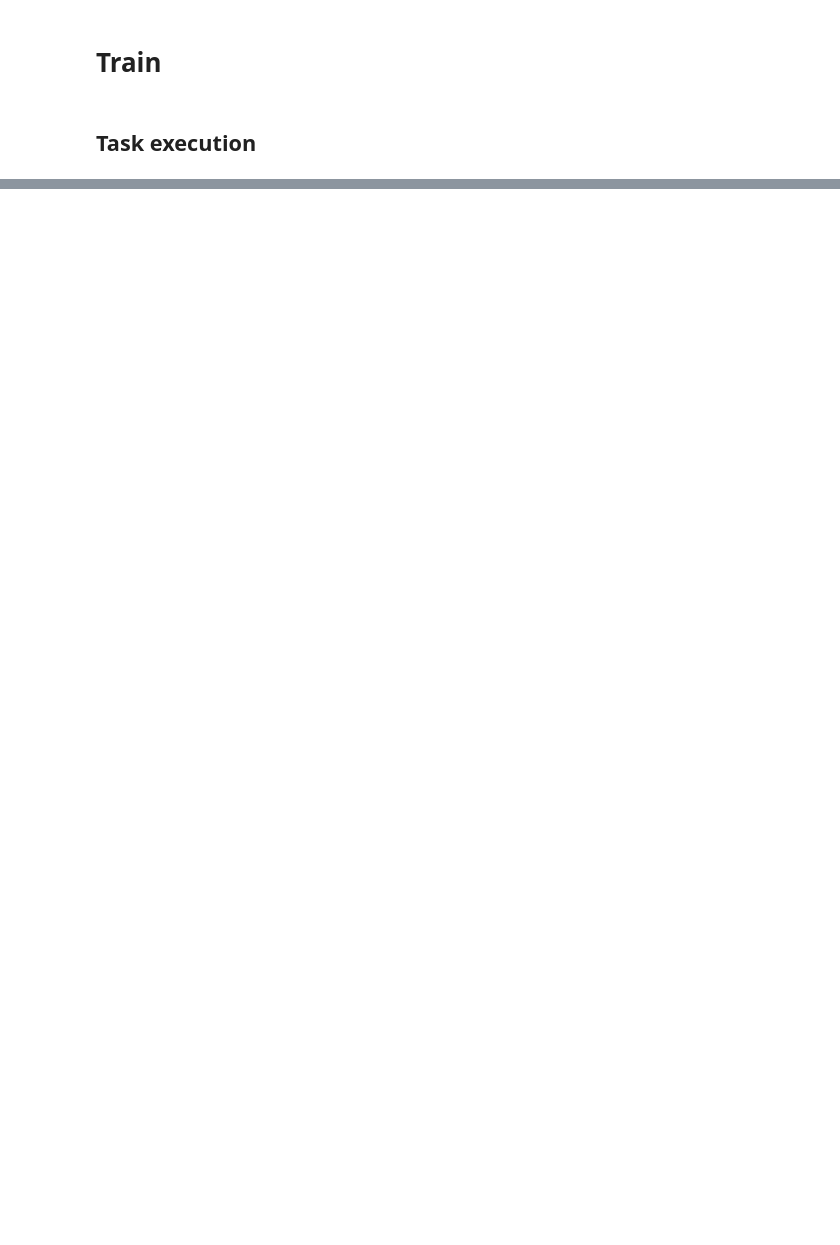
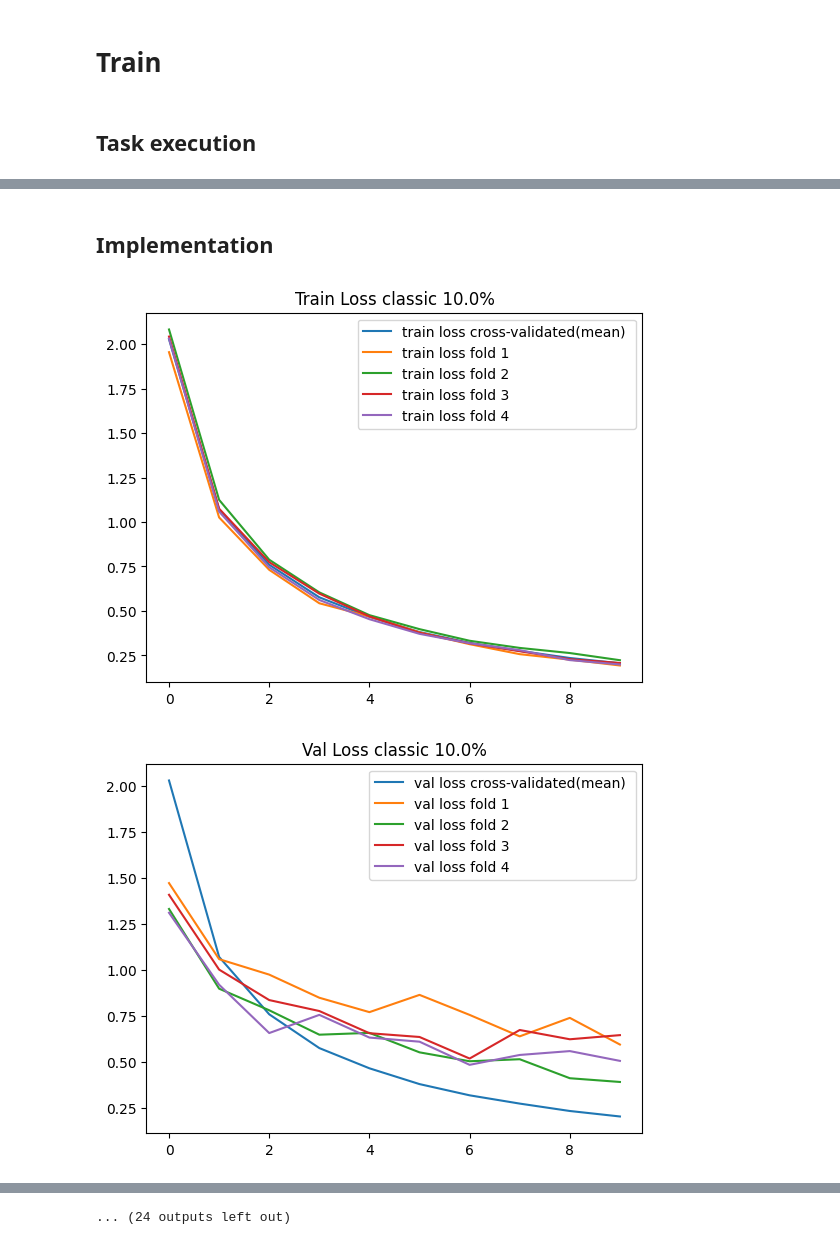
Before and after one commit to AldoBarca/Progetto-CCAI-Barca_Cerruto_Traina, a Jupyter notebook: Progetto/CCAI.ipynb, the cells around one changed output, grey strips where cells are left out. Cells and saved outputs as stored; diff of their text form; code cells hidden in the pictures; blank space fills up the shorter version.

```diff
--- a/Progetto/CCAI.ipynb
+++ b/Progetto/CCAI.ipynb
@@ -813,0 +822,12 @@ if not os.path.isfile(os.path.join("./models_metrics", "dataset_100_deep_prompt_
+# %%
+# retrieve files list of performance inside a folder and return all dictionaries
+def load_metric_files(path):
+    metric_file_list = []
+    #get list of npy files given a directory. In our case the directory contains the metric folder
+    for metric_file in os.listdir(path):
+        if metric_file.endswith('.npy'):
+            file_path = os.path.join(path, metric_file)
+            data = np.load(file_path, allow_pickle=True)
+            data = data.item()
+            metric_file_list.append(data)
+    return metric_file_list, os.listdir(path)
@@ -813,0 +1039,17 @@ if not os.path.isfile(os.path.join("./models_metrics", "dataset_100_deep_prompt_
+# %% [markdown]
+## Implementation
+# %%
+task_set = [("classic", 0.1, False), ("shallow", 0.1, False), ("deep", 0.1, False),
+            ("classic", 0.1, True), ("shallow", 0.1, True), ("deep", 0.1, True),
+            ("classic", 0.5, False), ("shallow", 0.5, False), ("deep", 0.5, False),
+            ("classic", 1, False), ("shallow", 1, False), ("deep", 1, False)]
+# %%
+metric_files, file_names = load_metric_files(metric_path_var)
+
+for (model_type, train_frac, dropout) in task_set:
+    plot_train_loss(model_type, train_frac, metric_files, file_names, dropout, 4, 10)
+    plot_val_loss(model_type, train_frac, metric_files, file_names, dropout, 4, 10)
+    plot_accuracy(model_type, train_frac, metric_files, file_names, dropout, 4)
+# %% [output]
+[figure, added]
+[figure, added]
@@ -813,0 +1066 @@ if not os.path.isfile(os.path.join("./models_metrics", "dataset_100_deep_prompt_
+... (24 outputs left out)
```
Also changed, not shown: parts of 49 cells of this notebook, 2 other files.
